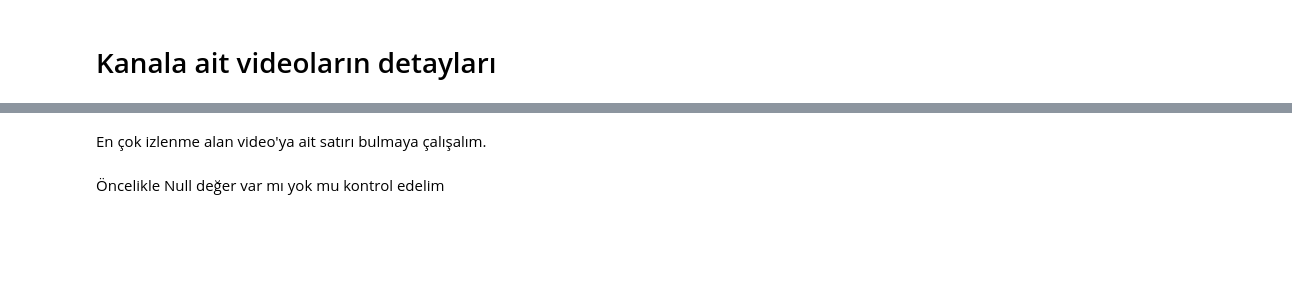
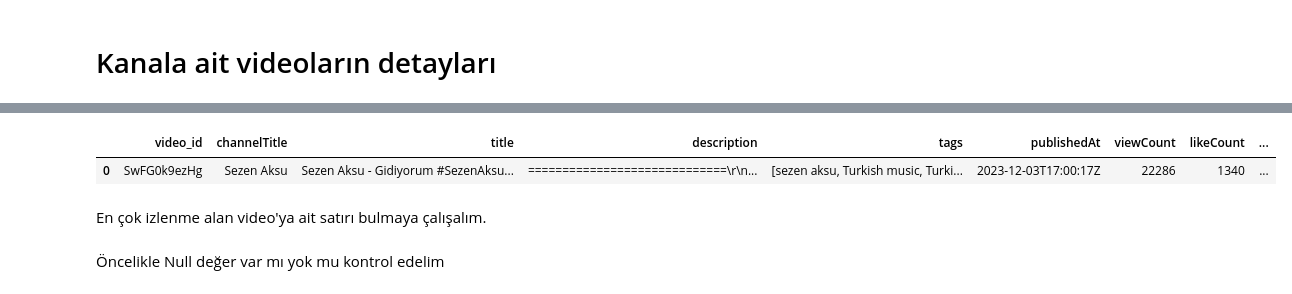
Before and after one commit to BusraSarikaya1/youtube-api-project, a Jupyter notebook: deneme.ipynb, the cells around one changed output, grey strips where cells are left out. Saved outputs shown, nothing was run; the diff lists cells and outputs as text; code cells hidden in the pictures; blank space fills up the shorter version.

```diff
--- a/deneme.ipynb
+++ b/deneme.ipynb
@@ -77,3 +65,8 @@ video_details
+# %%
+video_details.head(n=1)
+# %% [output]
+|  | video_id | channelTitle | title | description | tags | publishedAt | viewCount | likeCount | ... |
+| 0 | SwFG0k9ezHg | Sezen Aksu | Sezen Aksu - Gidiyorum #SezenAksu... | =============================\r\n... | [sezen aksu, Turkish music, Turki... | 2023-12-03T17:00:17Z | 22286 | 1340 | ... |
 # %% [markdown]
 En çok izlenme alan video'ya ait satırı bulmaya çalışalım.
 # %% [markdown]
```
Also changed, not shown: parts of 23 cells of this notebook.
